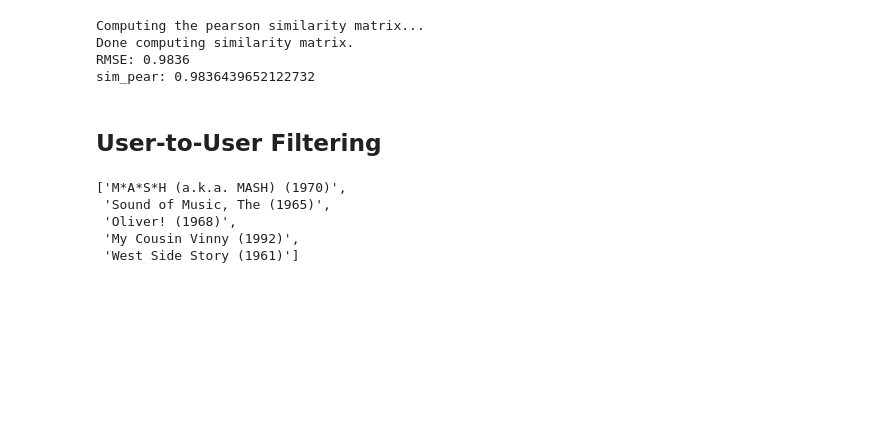
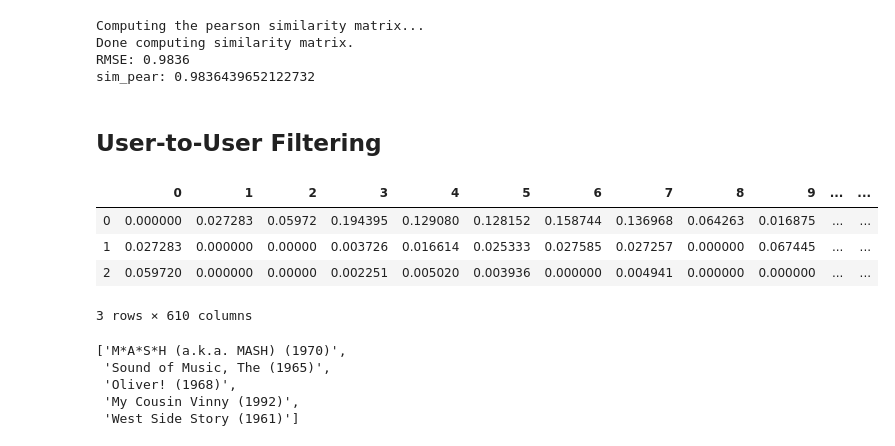
Before and after one commit to lcunningham24/Movie-Recommendation-System, a Jupyter notebook: Mod4FinalProject.ipynb, the cells around one changed output. Saved outputs shown, nothing was run; the diff lists cells and outputs as text; code cells hidden in the pictures; blank space fills up the shorter version.

```diff
--- a/Mod4FinalProject.ipynb
+++ b/Mod4FinalProject.ipynb
@@ -337,6 +350,14 @@ users_ratings_matrix.fillna( 0, inplace = True )
 movie_sim = 1 - pairwise_distances(users_ratings_matrix.as_matrix(), metric="cosine" )
 np.fill_diagonal(movie_sim, 0 ) #Filling diagonals with 0s for future use when sorting is done
 users_ratings_matrix = pd.DataFrame( movie_sim )
+# %%
+users_ratings_matrix.head(3)
+# %% [output]
+|  | 0 | 1 | 2 | 3 | 4 | 5 | 6 | 7 | 8 | 9 | ... | ... |
+| 0 | 0.000000 | 0.027283 | 0.05972 | 0.194395 | 0.129080 | 0.128152 | 0.158744 | 0.136968 | 0.064263 | 0.016875 | ... | ... |
+| 1 | 0.027283 | 0.000000 | 0.00000 | 0.003726 | 0.016614 | 0.025333 | 0.027585 | 0.027257 | 0.000000 | 0.067445 | ... | ... |
+| 2 | 0.059720 | 0.000000 | 0.00000 | 0.002251 | 0.005020 | 0.003936 | 0.000000 | 0.004941 | 0.000000 | 0.000000 | ... | ... |
+3 rows × 610 columns
 # %%
 similar_user_series = users_ratings_matrix.idxmax(axis=1)
 df_sim_user = similar_user_series.to_frame()
```
Also changed, not shown: parts of 26 cells of this notebook.
